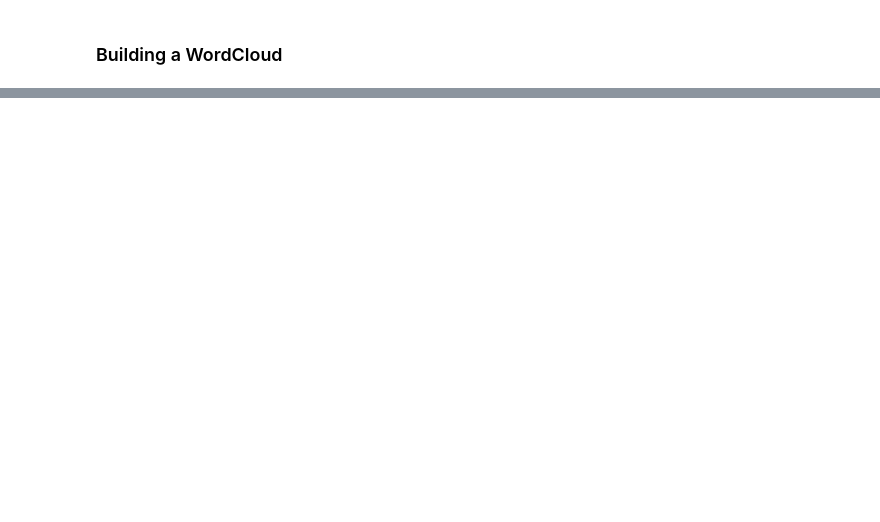
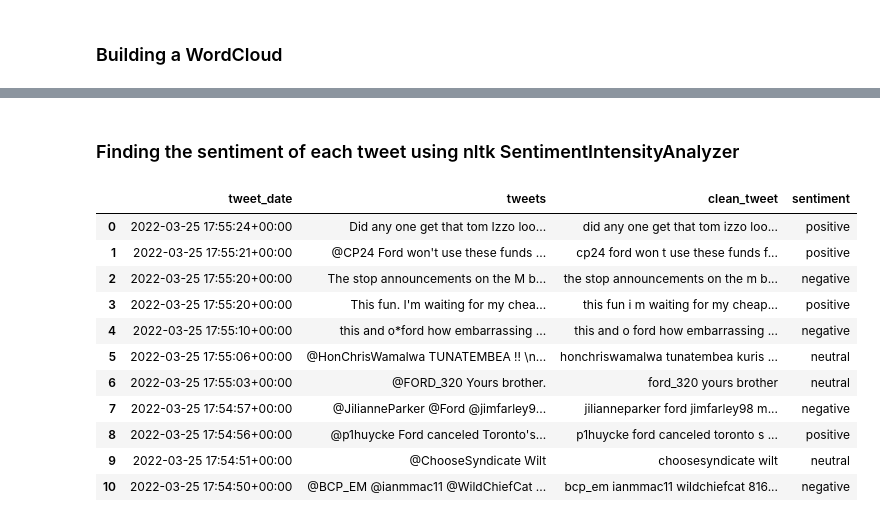
Before and after one commit to MestreD/NLP_Task, a Jupyter notebook: NLP_Task.ipynb, the cells around one changed output, grey strips where cells are left out. Drawn from its saved outputs; the diff is of its cells as text; code cells hidden in the pictures; blank space fills up the shorter version.

Commit message:
Added funtion to find sentiment

```diff
--- a/NLP_Task.ipynb
+++ b/NLP_Task.ipynb
@@ -26,6 +26,11 @@ normalizer = WordNetLemmatizer()
 from collections import Counter
 # library to bluid wordclouds
 from wordcloud import WordCloud
+# NLTK to analice sentiment.
+import nltk
+nltk.download('vader_lexicon')
+from nltk.sentiment import SentimentIntensityAnalyzer
+sia = SentimentIntensityAnalyzer()
 # %% [output]
 [nltk_data] Downloading package wordnet to
 [nltk_data]     /Users/macbookair/nltk_data...
@@ -106,6 +114,11 @@ def preprocess_text(text):
   normalized = [normalizer.lemmatize(token, get_part_of_speech(token)) for token in tokenized if token not in stop_words]
   return normalized
 
+# Cleaning text.
+def clean_text(text):
+  cleaned = re.sub(r'(\W+)|(http\S+)', ' ', text).lower()
+  return cleaned
+
 # Funtion to bluid and plot a WordCloud.
 def wordcloud(str):
     wordcloud = WordCloud (
@@ -118,6 +131,19 @@ def wordcloud(str):
     plt.imshow(wordcloud, interpolation='bilInear')
     plt.axis('off')
     plt.show()
+
+#Sentiment finder
+def sentiment(text):
+    score = sia.polarity_scores(text)
+    pos = score["pos"]
+    neg = score["neg"]
+    if pos > neg:
+        sentiment = "positive"
+    elif neg > pos:
+        sentiment = "negative"
+    else:
+        sentiment = "neutral"
+    return sentiment
 # %% [markdown]
 ### Getting the data from twitter.
 # %%
@@ -169,0 +202,23 @@ ford_wordcloud = wordcloud(ford_preprocess)
+# %% [markdown]
+### Finding the sentiment of each tweet using nltk SentimentIntensityAnalyzer
+# %%
+# In this case we just need to clean the data and create a new column with it.
+tesla["clean_tweet"] = tesla["tweets"].apply(clean_text)
+ford["clean_tweet"] = ford["tweets"].apply(clean_text)
+# Now we can apply the sentiment function and crrate a new column with it.
+tesla["sentiment"] = tesla["clean_tweet"].apply(sentiment)
+ford["sentiment"] = ford["clean_tweet"].apply(sentiment)
+ford
+# %% [output]
+|  | tweet_date | tweets | clean_tweet | sentiment |
+| 0 | 2022-03-25 17:55:24+00:00 | Did any one get that tom Izzo loo... | did any one get that tom izzo loo... | positive |
+| 1 | 2022-03-25 17:55:21+00:00 | @CP24 Ford won't use these funds ... | cp24 ford won t use these funds f... | positive |
+| 2 | 2022-03-25 17:55:20+00:00 | The stop announcements on the M b... | the stop announcements on the m b... | negative |
+| 3 | 2022-03-25 17:55:20+00:00 | This fun. I'm waiting for my chea... | this fun i m waiting for my cheap... | positive |
+| 4 | 2022-03-25 17:55:10+00:00 | this and o*ford how embarrassing ... | this and o ford how embarrassing ... | negative |
+| 5 | 2022-03-25 17:55:06+00:00 | @HonChrisWamalwa TUNATEMBEA !! \n... | honchriswamalwa tunatembea kuris ... | neutral |
+| 6 | 2022-03-25 17:55:03+00:00 | @FORD_320 Yours brother. | ford_320 yours brother | neutral |
+| 7 | 2022-03-25 17:54:57+00:00 | @JilianneParker @Ford @jimfarley9... | jilianneparker ford jimfarley98 m... | negative |
+| 8 | 2022-03-25 17:54:56+00:00 | @p1huycke Ford canceled Toronto's... | p1huycke ford canceled toronto s ... | positive |
+| 9 | 2022-03-25 17:54:51+00:00 | @ChooseSyndicate Wilt | choosesyndicate wilt | neutral |
+| 10 | 2022-03-25 17:54:50+00:00 | @BCP_EM @ianmmac11 @WildChiefCat ... | bcp_em ianmmac11 wildchiefcat 816... | negative |
```
Also changed, not shown: parts of 5 cells of this notebook.
